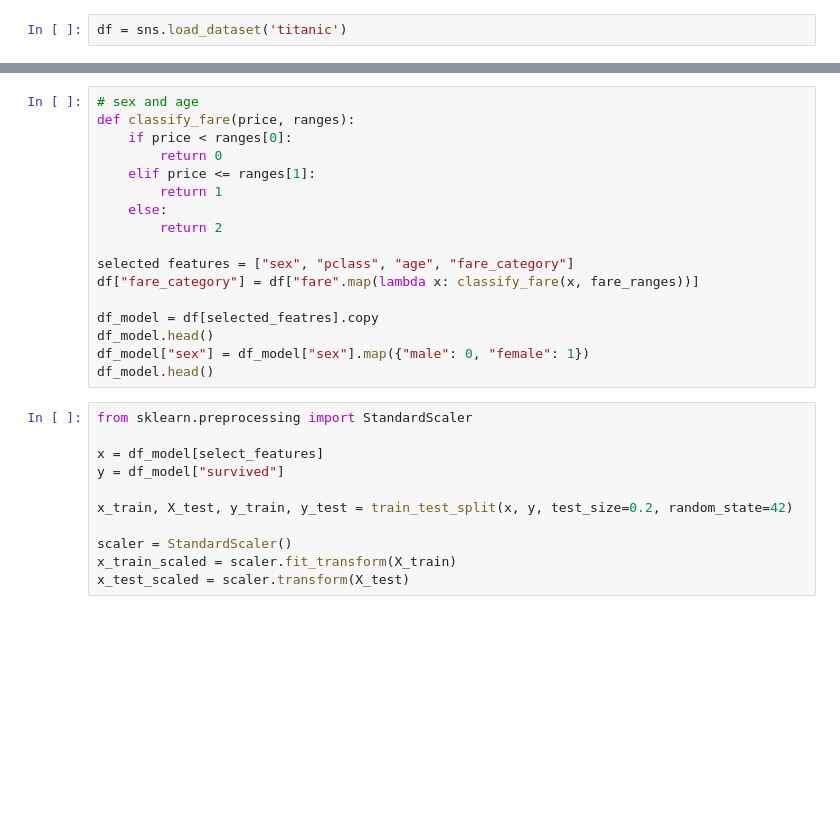
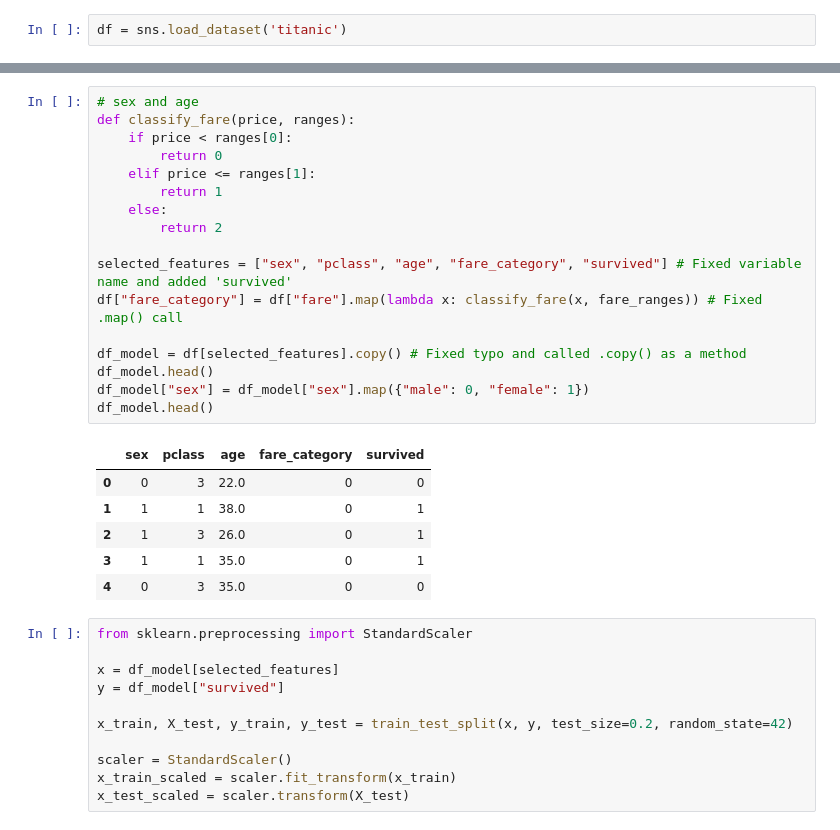
Before and after one commit to Szymoniakfoltynson/ai-course-friday, a Jupyter notebook: Titanic1.ipynb, the cells around one changed output, grey strips where cells are left out. Drawn from its saved outputs; the diff is of its cells as text; blank space fills up the shorter version.

```diff
--- a/Titanic1.ipynb
+++ b/Titanic1.ipynb
@@ -25,29 +41,36 @@ df.head(10)
 # %%
 # sex and age
 def classify_fare(price, ranges):
     if price < ranges[0]:
         return 0
     elif price <= ranges[1]:
         return 1
     else:
         return 2
 
-selected features = ["sex", "pclass", "age", "fare_category"]
-df["fare_category"] = df["fare".map(lambda x: classify_fare(x, fare_ranges))]
+selected_features = ["sex", "pclass", "age", "fare_category", "survived"] # Fixed variable name and added 'survived'
+df["fare_category"] = df["fare"].map(lambda x: classify_fare(x, fare_ranges)) # Fixed .map() call
 
-df_model = df[selected_featres].copy
+df_model = df[selected_features].copy() # Fixed typo and called .copy() as a method
 df_model.head()
 df_model["sex"] = df_model["sex"].map({"male": 0, "female": 1})
 df_model.head()
+# %% [output]
+|  | sex | pclass | age | fare_category | survived |
+| 0 | 0 | 3 | 22.0 | 0 | 0 |
+| 1 | 1 | 1 | 38.0 | 0 | 1 |
+| 2 | 1 | 3 | 26.0 | 0 | 1 |
+| 3 | 1 | 1 | 35.0 | 0 | 1 |
+| 4 | 0 | 3 | 35.0 | 0 | 0 |
 # %%
 from sklearn.preprocessing import StandardScaler
 
-x = df_model[select_features]
+x = df_model[selected_features]
 y = df_model["survived"]
 
 x_train, X_test, y_train, y_test = train_test_split(x, y, test_size=0.2, random_state=42)
 
 scaler = StandardScaler()
-x_train_scaled = scaler.fit_transform(X_train)
+x_train_scaled = scaler.fit_transform(x_train)
 x_test_scaled = scaler.transform(X_test)
 # %%
```
Also changed, not shown: parts of 2 cells of this notebook.
